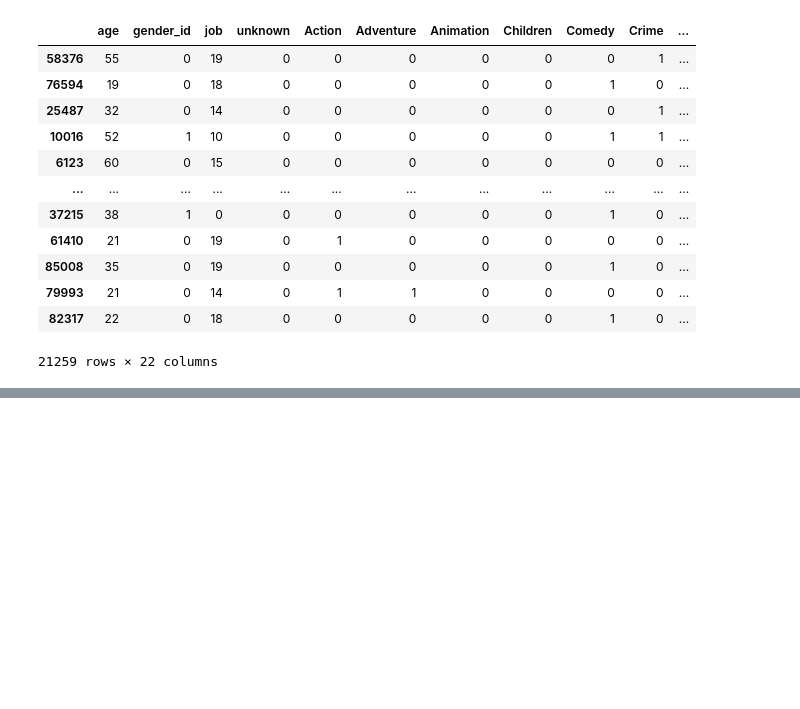
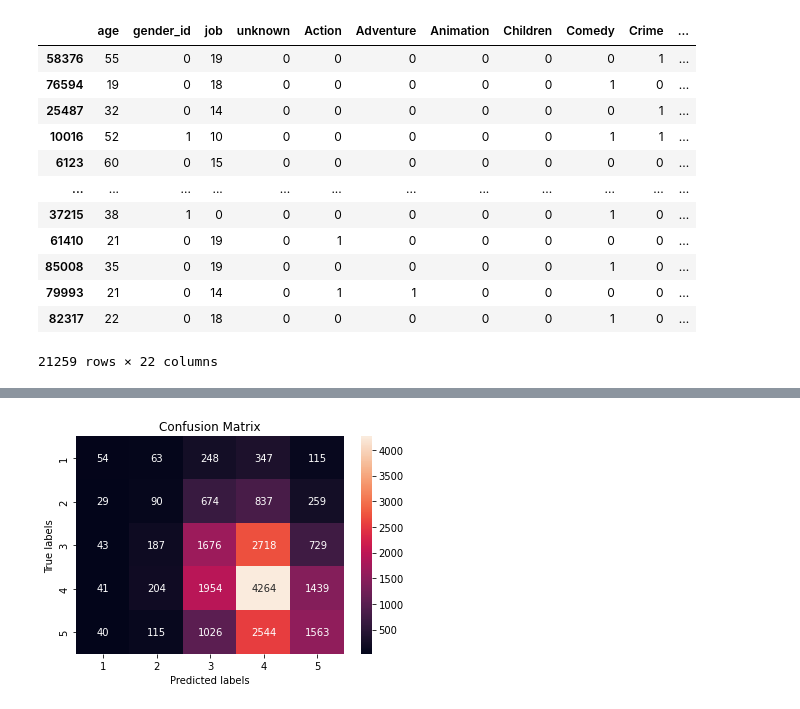
Before and after one commit to benhowell71/SDS-group-repo, a Jupyter notebook: final_project/analysis/MBStatFinalAnalysis.ipynb, the cells around one changed output, grey strips where cells are left out. Cells and saved outputs as stored; diff of their text form; code cells hidden in the pictures; blank space fills up the shorter version.

```diff
--- a/final_project/analysis/MBStatFinalAnalysis.ipynb
+++ b/final_project/analysis/MBStatFinalAnalysis.ipynb
@@ -165,0 +173,10 @@ classifier = KNeighborsClassifier(n_neighbors= 13)
+# %%
+ax= plt.subplot()
+cm = confusion_matrix(test_y, y_pred)
+sns.heatmap(cm, annot=True, fmt='g')
+
+ax.set_xlabel('Predicted labels');ax.set_ylabel('True labels');
+ax.set_title('Confusion Matrix');
+ax.xaxis.set_ticklabels(['1','2','3','4','5']); ax.yaxis.set_ticklabels(['1','2','3','4','5']);
+# %% [output]
+[figure, added]
```
Also changed, not shown: parts of 5 cells of this notebook.
